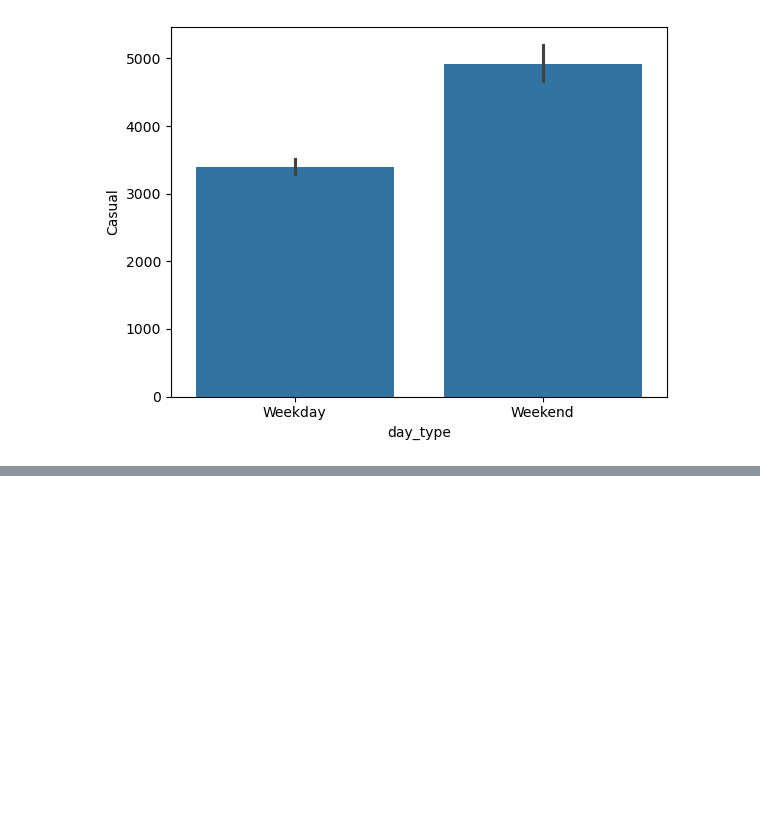
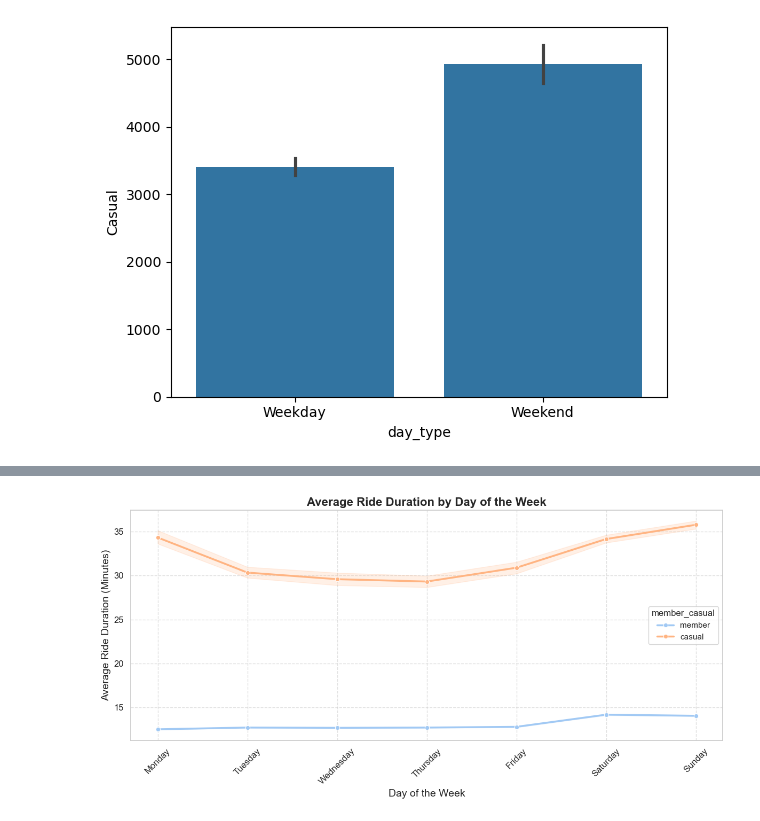
Before and after one commit to enzo253/data-science, a Jupyter notebook: bike_project/bike_data.ipynb, the cells around one changed output, grey strips where cells are left out. Cells and saved outputs as stored; diff of their text form; code cells hidden in the pictures; blank space fills up the shorter version.

```diff
--- a/bike_project/bike_data.ipynb
+++ b/bike_project/bike_data.ipynb
@@ -646,0 +646,14 @@ print(ride_length)
+# %%
+full_data['day_of_week'] = full_data['ended_at'].dt.dayofweek
+
+days = {
+    0: 'Monday',
+    1: 'Tuesday',
+    2: 'Wednesday',
+    3: 'Thursday',
+    4: 'Friday',
+    5: 'Saturday',
+    6: 'Sunday'
+}
+
+full_data['day_of_week'] = full_data['day_of_week'].map(days)
@@ -646,0 +669,4 @@ print(ride_length)
+# %%
+full_data['ride_duration_minutes'] = full_data['ride_duration'].dt.total_seconds() / 60
+# %%
+full_data = full_data.drop(columns='ride_duration')
@@ -646,0 +682,38 @@ print(ride_length)
+# %%
+day_order = ['Monday', 'Tuesday', 'Wednesday', 'Thursday', 'Friday', 'Saturday', 'Sunday']
+full_data['day_of_week'] = pd.Categorical(full_data['day_of_week'], categories=day_order, ordered=True)
+sns.set(style="whitegrid", palette="pastel")
+
+# Create a figure with a defined size
+plt.figure(figsize=(12, 6))
+
+
+sns.lineplot(
+    data=full_data,
+    x='day_of_week',
+    y='ride_duration_minutes',
+    hue='member_casual',
+    marker='o',  # Add markers for each point
+    color='#007acc',  # Custom color for the line
+    linewidth=2.5
+)
+
+# Add labels and title
+plt.title("Average Ride Duration by Day of the Week", fontsize=16, fontweight='bold')
+plt.xlabel("Day of the Week", fontsize=14)
+plt.ylabel("Average Ride Duration (Minutes)", fontsize=14)
+
+# Customize ticks
+plt.xticks(rotation=45, fontsize=12)
+plt.yticks(fontsize=12)
+
+# Add grid lines for better readability
+plt.grid(visible=True, linestyle='--', alpha=0.6)
+
+# Tight layout for better spacing
+plt.tight_layout()
+
+# Display the plot
+plt.show()
+# %% [output]
+[figure, added]
```
Also changed, not shown: parts of 21 cells of this notebook.
